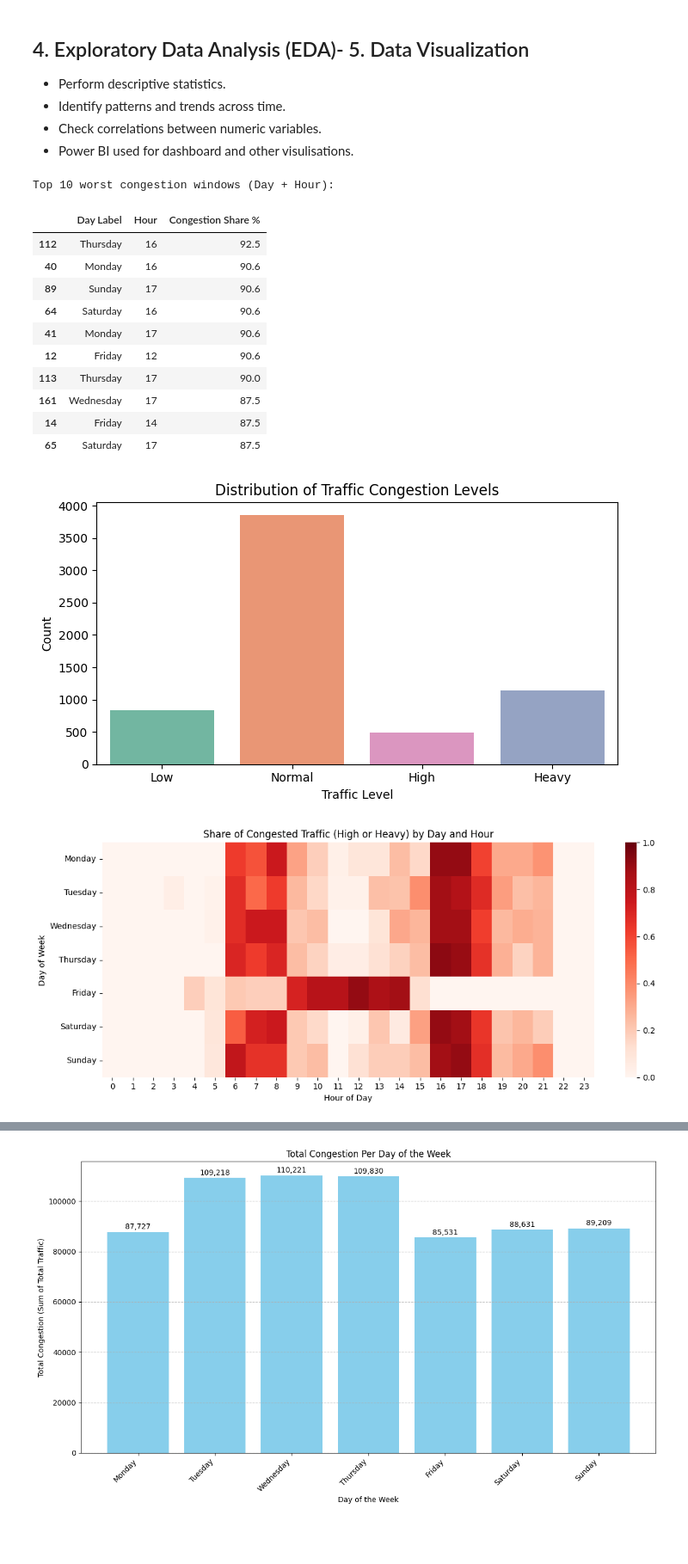
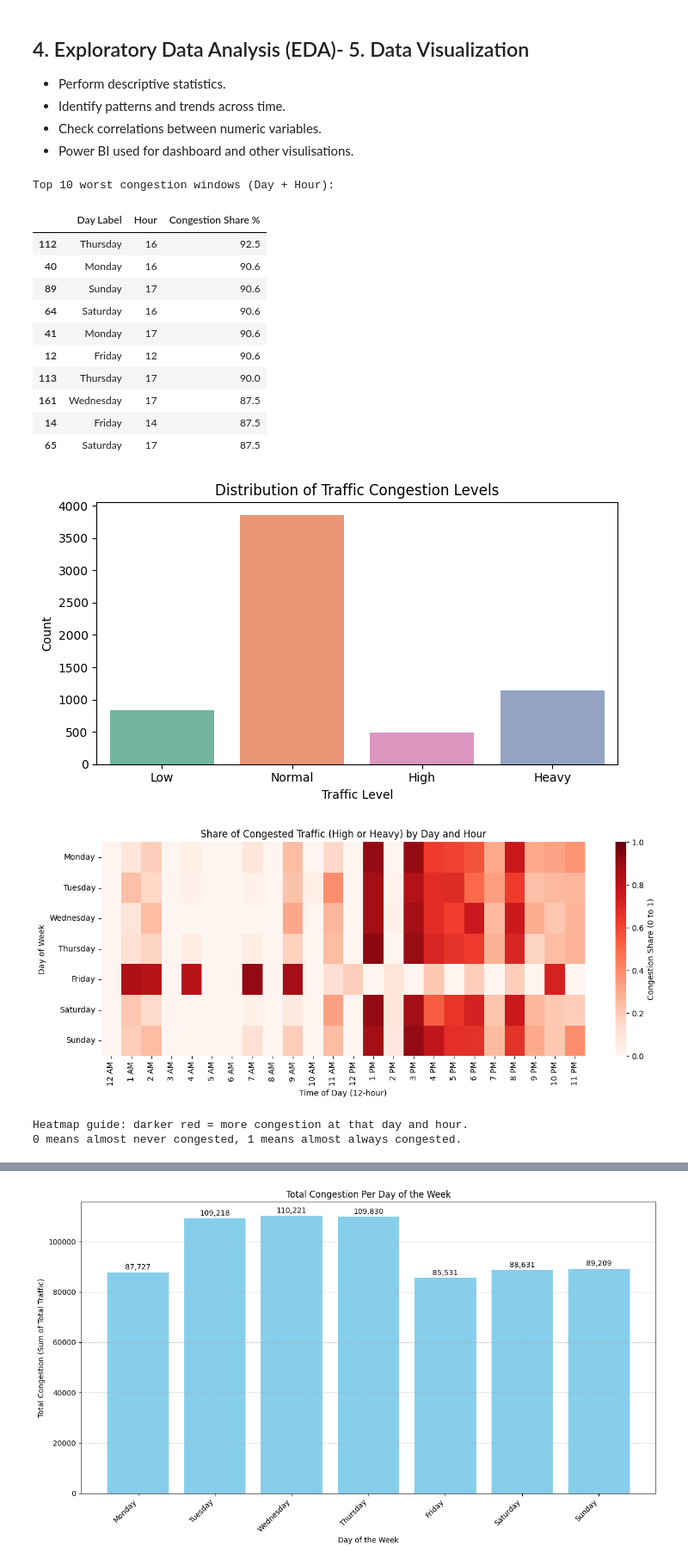
Before and after one commit to Joe28B/Big_Data_Project, a Jupyter notebook: FinalBIG.ipynb, the cells around one changed output, grey strips where cells are left out. Shown at 86% size. Cells and saved outputs as stored; diff of their text form; code cells hidden in the pictures; blank space fills up the shorter version.

```diff
--- a/FinalBIG.ipynb
+++ b/FinalBIG.ipynb
@@ -253,8 +253,7 @@ import pandas as pd
 
 eda_df = df_clean.copy()
 
-# 1) Robust label preparation
-
+# 1) Create readable traffic labels
 traffic_str = eda_df["Traffic Situation"].astype(str).str.strip().str.lower()
 traffic_label_map = {
     "0": "Low", "low": "Low",
@@ -264,14 +263,12 @@ traffic_label_map = {
 }
 eda_df["Traffic Level"] = traffic_str.map(traffic_label_map).fillna("Unknown")
 
+# 2) Extract hour (0-23) in a simple way
 raw_time = eda_df["Time"]
 if pd.api.types.is_numeric_dtype(raw_time):
     eda_df["Hour"] = raw_time.fillna(0).astype(float).round().astype(int).clip(0, 23)
 else:
-    parsed_time = pd.to_datetime(raw_time, format="%I:%M:%S %p", errors="coerce")
-    if parsed_time.isna().any():
-        fallback = pd.to_datetime(raw_time[parsed_time.isna()], errors="coerce")
-        parsed_time.loc[parsed_time.isna()] = fallback
+    parsed_time = pd.to_datetime(raw_time, errors="coerce")
     eda_df["Hour"] = parsed_time.dt.hour
 
 # Day labels for readable heatmap rows
@@ -290,8 +287,7 @@ eda_df["Day Label"] = day_str.map(day_label_map)
 level_order = ["Low", "Normal", "High", "Heavy"]
 day_order = ["Monday", "Tuesday", "Wednesday", "Thursday", "Friday", "Saturday", "Sunday"]
 
-
-# 2) Insight summary table
+# 3) Insight summary table
 eda_df["Is Congested"] = eda_df["Traffic Level"].isin(["High", "Heavy"]).astype(int)
 slot_congestion = (
     eda_df.groupby(["Day Label", "Hour"], as_index=False)["Is Congested"]
@@ -304,8 +300,7 @@ worst_slots = slot_congestion.sort_values("Congestion Share", ascending=False).h
 print("Top 10 worst congestion windows (Day + Hour):")
 display(worst_slots[["Day Label", "Hour", "Congestion Share %"]])
 
-
-# 3) Distribution of traffic congestion levels
+# 4) Distribution of traffic congestion levels
 plt.figure(figsize=(7, 4))
 sns.countplot(
     data=eda_df,
@@ -321,61 +316,94 @@ plt.ylabel("Count")
 plt.tight_layout()
 plt.show()
 
-# 4) Heatmap of congestion share
+# 5) Heatmap of congestion share (12-hour labels)
+# Convert 24-hour integers into 12-hour AM/PM labels
+eda_df["Hour_12"] = pd.to_datetime(
+    eda_df["Hour"],
+    format="%H"
+).dt.strftime("%I %p")
+
+# Optional: remove leading zero
+eda_df["Hour_12"] = eda_df["Hour_12"].str.lstrip("0")
+
+# Keep correct chronological order
+hour_order = [
+    "12 AM", "1 AM", "2 AM", "3 AM", "4 AM", "5 AM",
+    "6 AM", "7 AM", "8 AM", "9 AM", "10 AM", "11 AM",
+    "12 PM", "1 PM", "2 PM", "3 PM", "4 PM", "5 PM",
+    "6 PM", "7 PM", "8 PM", "9 PM", "10 PM", "11 PM"
+]
+
+# Create heatmap pivot table
 pivot = eda_df.pivot_table(
     index="Day Label",
-    columns="Hour",
+    columns="Hour_12",
     values="Is Congested",
     aggfunc="mean"
 )
+
 pivot = pivot.reindex(day_order).dropna(how="all")
+# Convert hour numbers to 12-hour text labels
+
 
 plt.figure(figsize=(12, 5))
-sns.heatmap(pivot, cmap="Reds", vmin=0, vmax=1, annot=False)
+sns.heatmap(
+    pivot,
+    cmap="Reds",
+    vmin=0,
+    vmax=1,
+    xticklabels=hour_order,
+    cbar_kws={"label": "Congestion Share (0 to 1)"}
+)
 plt.title("Share of Congested Traffic (High or Heavy) by Day and Hour")
-plt.xlabel("Hour of Day")
+plt.xlabel("Time of Day (12-hour)")
 plt.ylabel("Day of Week")
 plt.tight_layout()
 plt.show()
 
-# 5) Simple correlation heatmap
+print("Heatmap guide: darker red = more congestion at that day and hour.")
+print("0 means almost never congested, 1 means almost always congested.")
 
+# 6) Simple correlation heatmap
 numeric_cols = eda_df.select_dtypes(include="number")
 corr_matrix = numeric_cols.corr()
 
 plt.figure(figsize=(10, 6))
 sns.heatmap(corr_matrix, cmap="coolwarm", annot=True, fmt=".2f")
 plt.title("Correlation Heatmap (Numeric Features)")
 plt.tight_layout()
 plt.show()
 
-
-# 6) Top congested slots bar chart
-
+# 7) Top congested slots bar chart (12-hour labels)
 plot_slots = worst_slots.copy()
-plot_slots["Slot"] = plot_slots["Day Label"] + " " + plot_slots["Hour"].astype(int).astype(str) + ":00"
+plot_slots["Hour Label"] = plot_slots["Hour"].apply(
+    lambda h: f"{(int(h) % 12) or 12} {'AM' if int(h) < 12 else 'PM'}"
+)
+plot_slots["Slot"] = plot_slots["Day Label"] + " " + plot_slots["Hour Label"]
 
 plt.figure(figsize=(10, 4))
 sns.barplot(data=plot_slots, x="Slot", y="Congestion Share %", color="#c0392b")
 plt.title("Top 10 Most Congested Time Windows")
 plt.xlabel("Day + Hour")
 plt.ylabel("Congestion Share (%)")
 plt.xticks(rotation=45, ha="right")
 plt.tight_layout()
 plt.show()
 # %% [output]
 Top 10 worst congestion windows (Day + Hour):
 |  | Day Label | Hour | Congestion Share % |
 | 112 | Thursday | 16 | 92.5 |
 | 40 | Monday | 16 | 90.6 |
 | 89 | Sunday | 17 | 90.6 |
 | 64 | Saturday | 16 | 90.6 |
 | 41 | Monday | 17 | 90.6 |
 | 12 | Friday | 12 | 90.6 |
 | 113 | Thursday | 17 | 90.0 |
 | 161 | Wednesday | 17 | 87.5 |
 | 14 | Friday | 14 | 87.5 |
 | 65 | Saturday | 17 | 87.5 |
 [figure]
-[figure, old version]
+[figure, new version]
+Heatmap guide: darker red = more congestion at that day and hour.
+0 means almost never congested, 1 means almost always congested.
 [figure]
```
Also changed, not shown: parts of 1 cell of this notebook.
